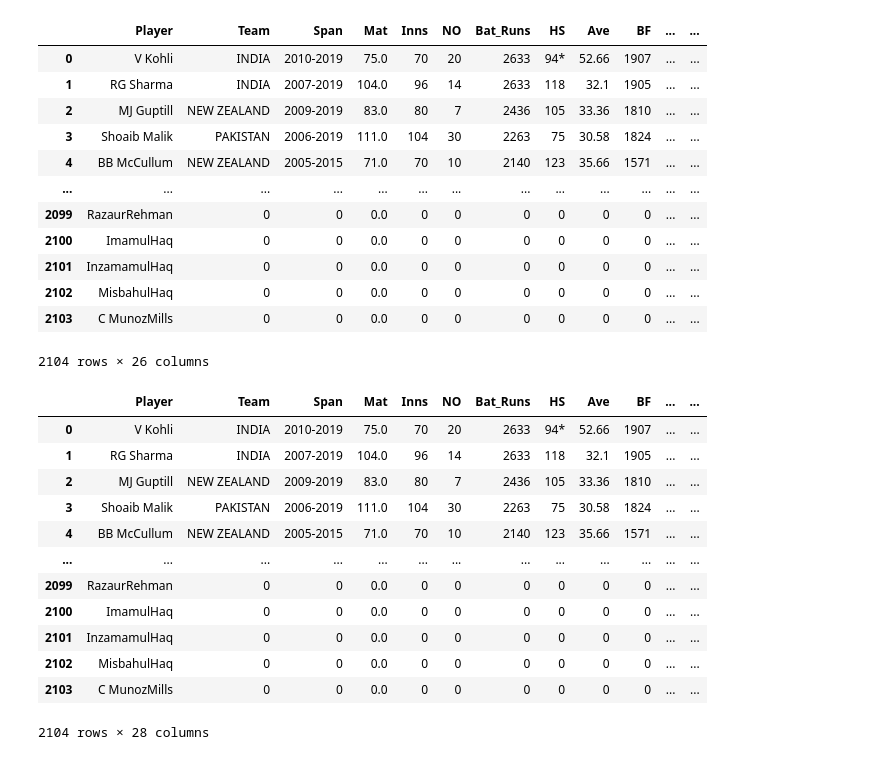
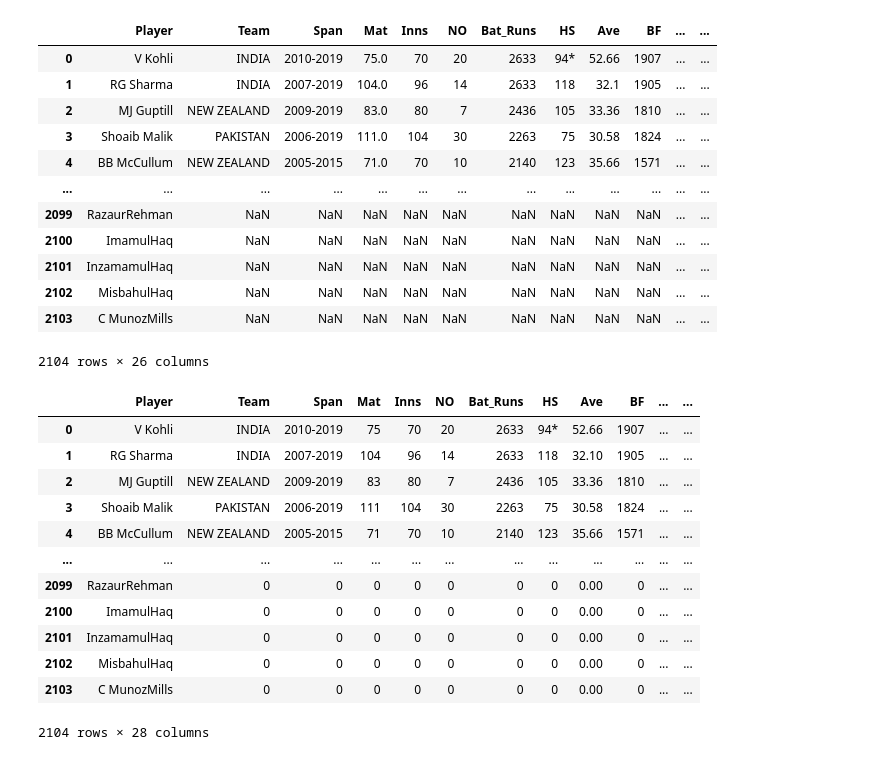
Before and after one commit to Vikaslh/Crick-stat-index-11, a Jupyter notebook: cric.ipynb, the cells around one changed output. Drawn from its saved outputs; the diff is of its cells as text; code cells hidden in the pictures.

```diff
--- a/cric.ipynb
+++ b/cric.ipynb
@@ -6,6 +14,6 @@ from IPython.display import display
 # %%
 import csv
-df1 = pd.read_csv(r"C:\Users\SATWIK M BADIGER\Desktop\python\Batting\t20bat.csv")
+df1 = pd.read_csv(r"C:\Users\SATWIK M BADIGER\Desktop\AIML\Batting\t20bat.csv")
 print(df1)
 # %% [output]
               Player         Team       Span  Mat Inns  NO Bat_Runs   HS  \
@@ -27,7 +35,7 @@ print(df1)
 [2006 rows x 16 columns]
 # %%
 import csv
-df2 = pd.read_csv(r"C:\Users\SATWIK M BADIGER\Desktop\python\Bowling\t20Bowl.csv")
+df2 = pd.read_csv(r"C:\Users\SATWIK M BADIGER\Desktop\AIML\Bowling\t20bowl.csv")
 print(df2)
 # %% [output]
                  Player  Bowl_Inns  Overs  Mdns  Bowl_Runs   Wkts  Bowl_Ave  \
@@ -49,7 +57,7 @@ print(df2)
 [2006 rows x 9 columns]
 # %%
 import csv
-df3 = pd.read_csv(r"C:\Users\SATWIK M BADIGER\Desktop\python\Fielding\t20Field.csv")
+df3 = pd.read_csv(r"C:\Users\SATWIK M BADIGER\Desktop\AIML\Fielding\t20Field.csv")
 print(df3)
 # %% [output]
                Player  St    D/I
@@ -69,39 +77,43 @@ print(df3)
 # %%
 df = pd.merge(df1, df2,on = "Player", how = "outer")
 df = pd.merge(df , df3 , on = "Player" , how = "outer")
-df = df.fillna(0)
+df.describe()
+df.dropna()
+df.fillna(0)
 display(df)
 # %% [output]
 |  | Player | Team | Span | Mat | Inns | NO | Bat_Runs | HS | Ave | BF | ... | ... |
 | 0 | V Kohli | INDIA | 2010-2019 | 75.0 | 70 | 20 | 2633 | 94* | 52.66 | 1907 | ... | ... |
 | 1 | RG Sharma | INDIA | 2007-2019 | 104.0 | 96 | 14 | 2633 | 118 | 32.1 | 1905 | ... | ... |
 | 2 | MJ Guptill | NEW ZEALAND | 2009-2019 | 83.0 | 80 | 7 | 2436 | 105 | 33.36 | 1810 | ... | ... |
 | 3 | Shoaib Malik | PAKISTAN | 2006-2019 | 111.0 | 104 | 30 | 2263 | 75 | 30.58 | 1824 | ... | ... |
 | 4 | BB McCullum | NEW ZEALAND | 2005-2015 | 71.0 | 70 | 10 | 2140 | 123 | 35.66 | 1571 | ... | ... |
 | ... | ... | ... | ... | ... | ... | ... | ... | ... | ... | ... | ... | ... |
-| 2099 | RazaurRehman | 0 | 0 | 0.0 | 0 | 0 | 0 | 0 | 0 | 0 | ... | ... |
-| 2100 | ImamulHaq | 0 | 0 | 0.0 | 0 | 0 | 0 | 0 | 0 | 0 | ... | ... |
-| 2101 | InzamamulHaq | 0 | 0 | 0.0 | 0 | 0 | 0 | 0 | 0 | 0 | ... | ... |
-| 2102 | MisbahulHaq | 0 | 0 | 0.0 | 0 | 0 | 0 | 0 | 0 | 0 | ... | ... |
-| 2103 | C MunozMills | 0 | 0 | 0.0 | 0 | 0 | 0 | 0 | 0 | 0 | ... | ... |
+| 2099 | RazaurRehman | NaN | NaN | NaN | NaN | NaN | NaN | NaN | NaN | NaN | ... | ... |
+| 2100 | ImamulHaq | NaN | NaN | NaN | NaN | NaN | NaN | NaN | NaN | NaN | ... | ... |
+| 2101 | InzamamulHaq | NaN | NaN | NaN | NaN | NaN | NaN | NaN | NaN | NaN | ... | ... |
+| 2102 | MisbahulHaq | NaN | NaN | NaN | NaN | NaN | NaN | NaN | NaN | NaN | ... | ... |
+| 2103 | C MunozMills | NaN | NaN | NaN | NaN | NaN | NaN | NaN | NaN | NaN | ... | ... |
 2104 rows × 26 columns
 # %%
 df['Type'] = ''
 df['Points'] = ''
-df = df.replace('-', 0)
+df4 = pd.read_csv('C:\\Users\\SATWIK M BADIGER\\Desktop\\final.csv')
+df = df4
+df = df.fillna(0)
 display(df)
 # %% [output]
 |  | Player | Team | Span | Mat | Inns | NO | Bat_Runs | HS | Ave | BF | ... | ... |
-| 0 | V Kohli | INDIA | 2010-2019 | 75.0 | 70 | 20 | 2633 | 94* | 52.66 | 1907 | ... | ... |
-| 1 | RG Sharma | INDIA | 2007-2019 | 104.0 | 96 | 14 | 2633 | 118 | 32.1 | 1905 | ... | ... |
-| 2 | MJ Guptill | NEW ZEALAND | 2009-2019 | 83.0 | 80 | 7 | 2436 | 105 | 33.36 | 1810 | ... | ... |
-| 3 | Shoaib Malik | PAKISTAN | 2006-2019 | 111.0 | 104 | 30 | 2263 | 75 | 30.58 | 1824 | ... | ... |
-| 4 | BB McCullum | NEW ZEALAND | 2005-2015 | 71.0 | 70 | 10 | 2140 | 123 | 35.66 | 1571 | ... | ... |
+| 0 | V Kohli | INDIA | 2010-2019 | 75 | 70 | 20 | 2633 | 94* | 52.66 | 1907 | ... | ... |
+| 1 | RG Sharma | INDIA | 2007-2019 | 104 | 96 | 14 | 2633 | 118 | 32.10 | 1905 | ... | ... |
+| 2 | MJ Guptill | NEW ZEALAND | 2009-2019 | 83 | 80 | 7 | 2436 | 105 | 33.36 | 1810 | ... | ... |
+| 3 | Shoaib Malik | PAKISTAN | 2006-2019 | 111 | 104 | 30 | 2263 | 75 | 30.58 | 1824 | ... | ... |
+| 4 | BB McCullum | NEW ZEALAND | 2005-2015 | 71 | 70 | 10 | 2140 | 123 | 35.66 | 1571 | ... | ... |
 | ... | ... | ... | ... | ... | ... | ... | ... | ... | ... | ... | ... | ... |
-| 2099 | RazaurRehman | 0 | 0 | 0.0 | 0 | 0 | 0 | 0 | 0 | 0 | ... | ... |
-| 2100 | ImamulHaq | 0 | 0 | 0.0 | 0 | 0 | 0 | 0 | 0 | 0 | ... | ... |
-| 2101 | InzamamulHaq | 0 | 0 | 0.0 | 0 | 0 | 0 | 0 | 0 | 0 | ... | ... |
-| 2102 | MisbahulHaq | 0 | 0 | 0.0 | 0 | 0 | 0 | 0 | 0 | 0 | ... | ... |
-| 2103 | C MunozMills | 0 | 0 | 0.0 | 0 | 0 | 0 | 0 | 0 | 0 | ... | ... |
+| 2099 | RazaurRehman | 0 | 0 | 0 | 0 | 0 | 0 | 0 | 0.00 | 0 | ... | ... |
+| 2100 | ImamulHaq | 0 | 0 | 0 | 0 | 0 | 0 | 0 | 0.00 | 0 | ... | ... |
+| 2101 | InzamamulHaq | 0 | 0 | 0 | 0 | 0 | 0 | 0 | 0.00 | 0 | ... | ... |
+| 2102 | MisbahulHaq | 0 | 0 | 0 | 0 | 0 | 0 | 0 | 0.00 | 0 | ... | ... |
+| 2103 | C MunozMills | 0 | 0 | 0 | 0 | 0 | 0 | 0 | 0.00 | 0 | ... | ... |
 2104 rows × 28 columns
 # %%
```
Also changed, not shown: parts of 4 cells of this notebook.
